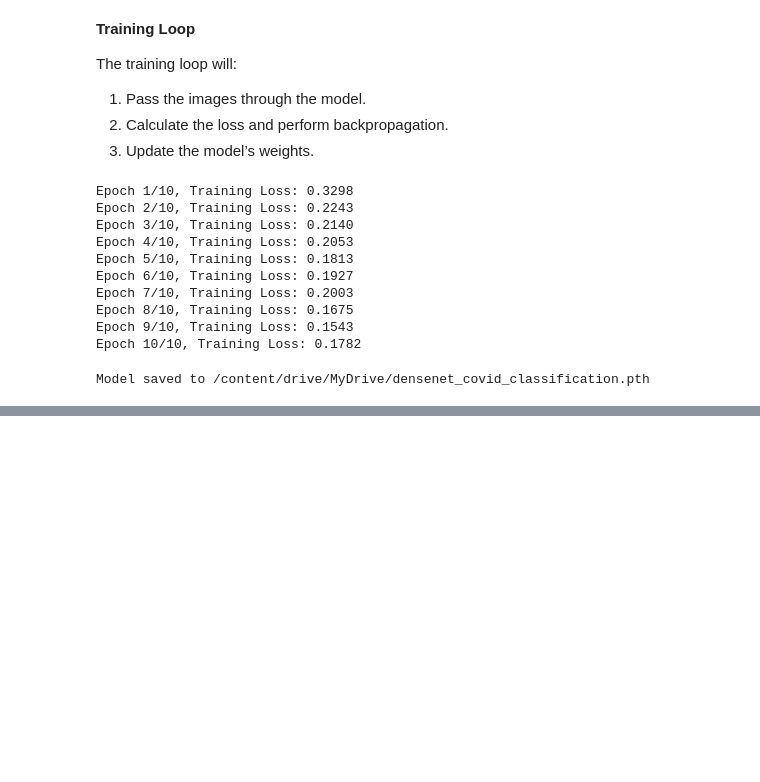
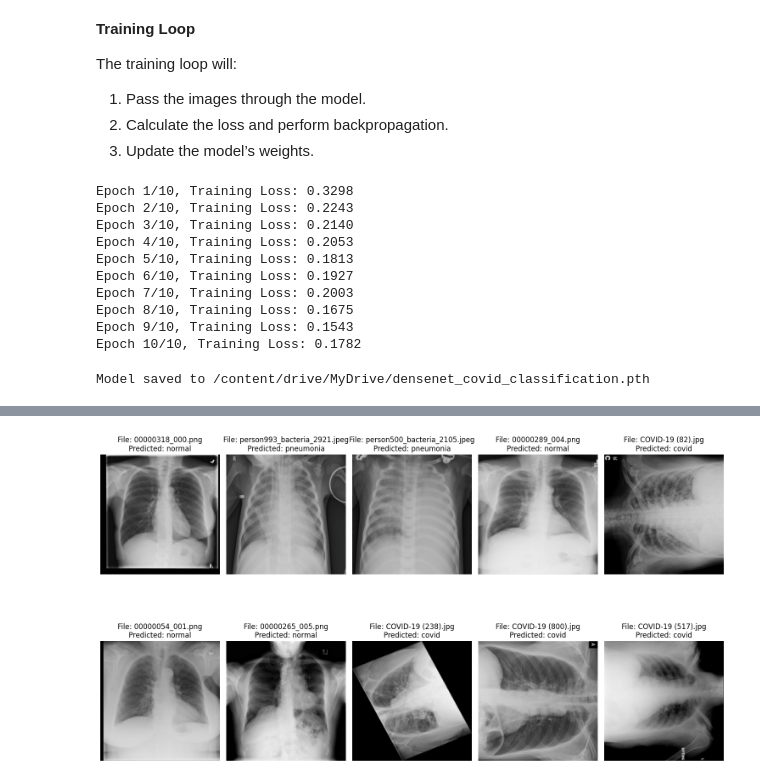
Before and after one commit to AlSult/lung-disease-prediction, a Jupyter notebook: MainCode.ipynb, the cells around one changed output, grey strips where cells are left out. Drawn from its saved outputs; the diff is of its cells as text; code cells hidden in the pictures; blank space fills up the shorter version.

```diff
--- a/MainCode.ipynb
+++ b/MainCode.ipynb
@@ -416,0 +764,66 @@ NameError: name 'test_loader' is not defined
+# %%
+import torch
+import random
+import os
+from torchvision import datasets, transforms
+from torch.utils.data import DataLoader
+import matplotlib.pyplot as plt
+import numpy as np
+
+# Define transformations (as before)
+test_transform = transforms.Compose([
+    transforms.Resize((224, 224)),
+    transforms.ToTensor(),
+    transforms.Normalize(mean=[0.485, 0.456, 0.406], std=[0.229, 0.224, 0.225])
+])
+
+# Load the test dataset
+test_data = datasets.ImageFolder("/content/dataset_split/test", transform=test_transform)
+
+# Class names (from ImageFolder, usually folder names)
+class_names = test_data.classes
+
+# Load the saved model weights
+model.load_state_dict(torch.load("/content/drive/MyDrive/densenet_covid_classification_best.pth", weights_only=True))
+model.eval()
+
+# Use CUDA if available
+device = torch.device("cuda" if torch.cuda.is_available() else "cpu")
+model.to(device)
+
+# Select 10 random indices from the test dataset
+random_indices = random.sample(range(len(test_data)), 10)
+
+# Function to unnormalize and display an image
+def imshow(img, title):
+    img = img.numpy().transpose((1, 2, 0))  # Convert from Tensor image
+    mean = np.array([0.485, 0.456, 0.406])
+    std = np.array([0.229, 0.224, 0.225])
+    img = std * img + mean  # Unnormalize
+    img = np.clip(img, 0, 1)  # Clip to valid range for display
+    plt.imshow(img)
+    plt.title(title)
+    plt.axis('off')
+
+# Loop over the random indices to load, predict, and display
+plt.figure(figsize=(15, 10))
+with torch.no_grad():
+    for idx, random_index in enumerate(random_indices):
+        # Load image and label
+        img_path, label = test_data.samples[random_index]
+        image, _ = test_data[random_index]  # Get the image tensor only
+        image = image.unsqueeze(0).to(device)  # Add batch dimension and move to device
+
+        # Prediction
+        outputs = model(image)
+        _, predicted = torch.max(outputs, 1)
+        predicted_class = class_names[predicted.item()]
+
+        # Display image
+        plt.subplot(2, 5, idx + 1)
+        imshow(image.cpu().squeeze(), title=f"File: {os.path.basename(img_path)}\nPredicted: {predicted_class}")
+
+plt.tight_layout()
+plt.show()
+# %% [output]
+[figure, added]
```
Also changed, not shown: parts of 22 cells of this notebook.
